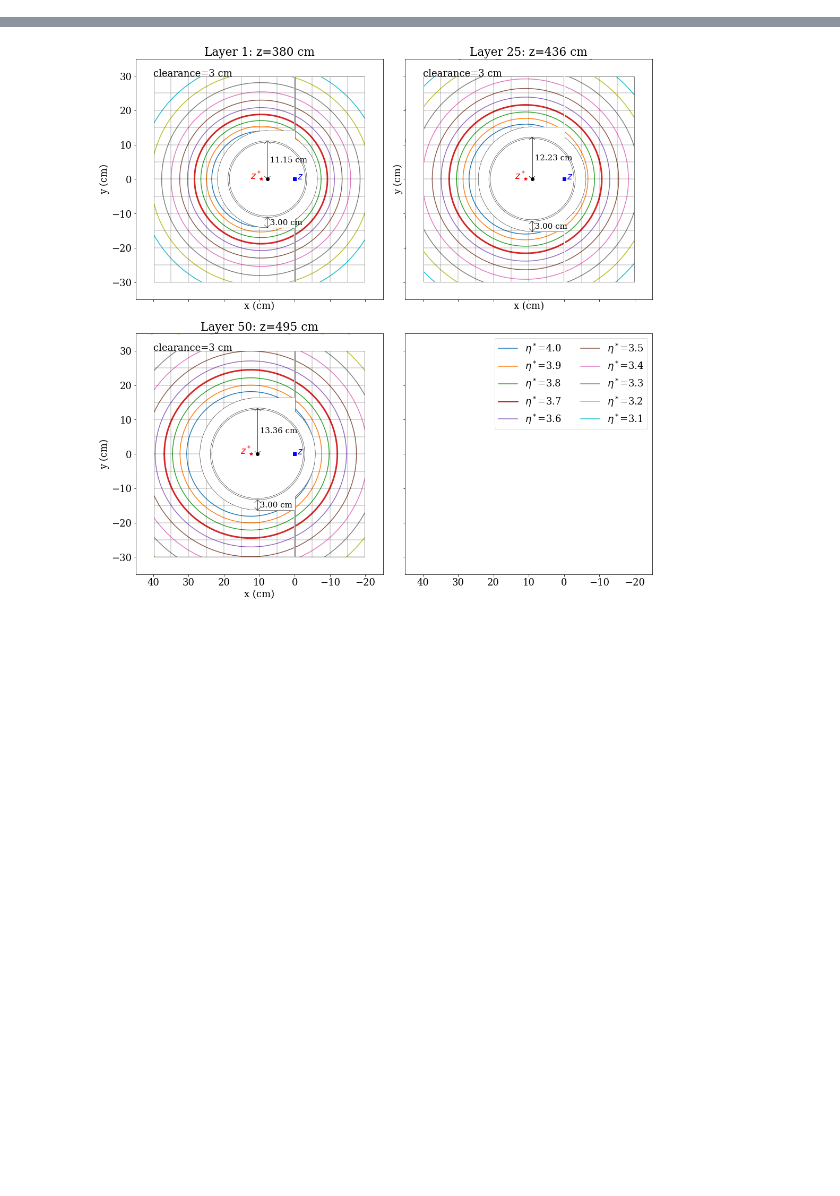
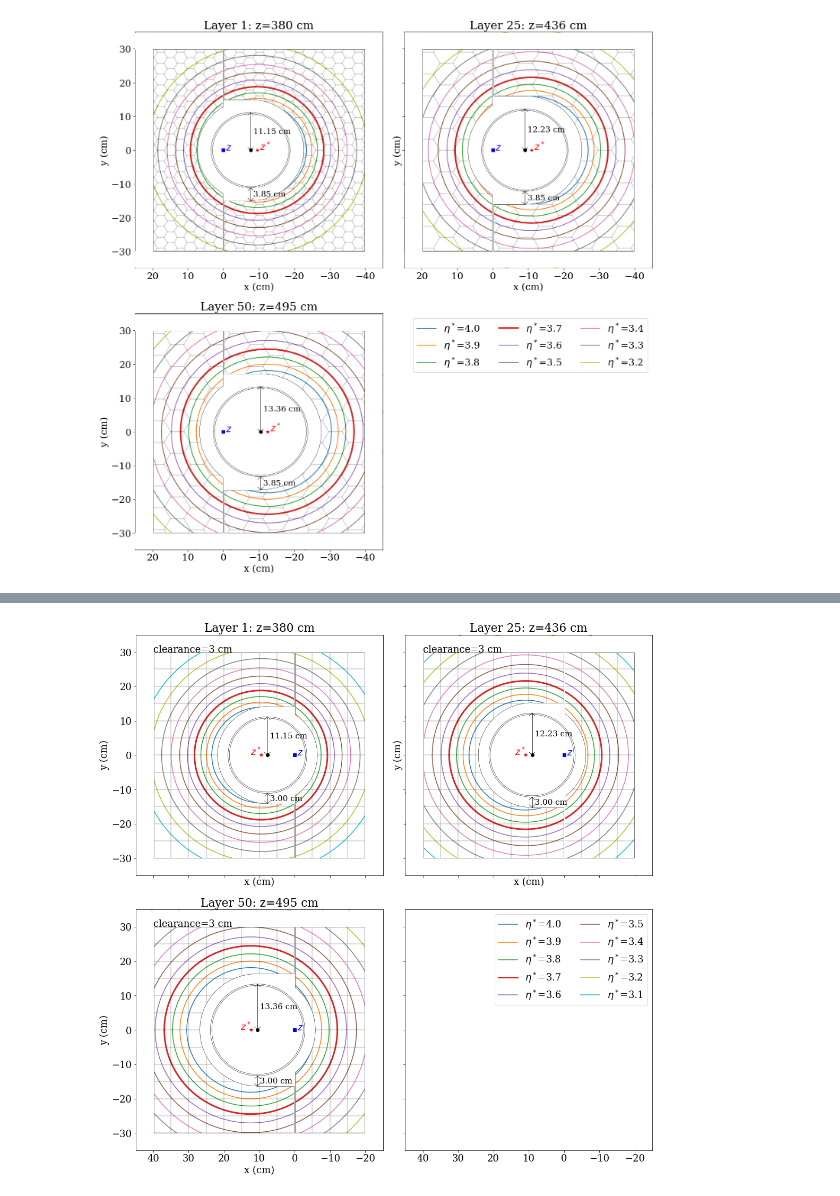
Before and after one commit to rymilton/eic_endcap_insert, a Jupyter notebook: analysis/EtaVsAcceptance.ipynb, the cells around one changed output, grey strips where cells are left out. Saved outputs shown, nothing was run; the diff lists cells and outputs as text; code cells hidden in the pictures; blank space fills up the shorter version.

```diff
--- a/analysis/EtaVsAcceptance.ipynb
+++ b/analysis/EtaVsAcceptance.ipynb
@@ -119,3 +117,38 @@ plt.show()
+# %%
+import matplotlib.image as mpimg
+from matplotlib.offsetbox import TextArea, DrawingArea, OffsetImage, AnnotationBbox
+for clearance in 3.85,:
+    fig, axs= plt.subplots(2, 2, figsize=(15, 15), sharex=True, sharey=True)
+    axs[0][0].set_ylim(-35, 35)
+    axs[0][0].set_xlim(-45, 25)
+    hexArea={0:9, 24:36, 49:36}
+    for i, layer in enumerate((0, 24, 49, -1)):
+        plt.sca(axs[i//2][i%2])
+        eta_plot(layer,clearance)
+        if layer != -1:
+            plt.title(f"Layer {layer+1}: z={380+2.34*layer:.0f} cm")
+            draw_hexagons(layer, hexArea[layer], alpha=0.2)
+            draw_mask(layer,clearance)
+            plt.xlabel("x (cm)")
+            plt.ylabel("y (cm)")
+            plt.gca().invert_xaxis()
+            #plt.text(40, 30, f"clearance={clearance} cm", zorder=100)
+    axs[1][1].legend(ncol=3, loc="upper right")
+    plt.sca(axs[i//2][i%2])
+#     arr = mpimg.imread('/Users/spaul/Documents/Overleaf_git/HCalInsert/figures/sketchup/acceptance.png')
+#     imagebox = OffsetImage(arr, zoom=0.15)
+#     ab = AnnotationBbox(imagebox, (0.2, 0.6))
+#     axs[1][1].add_artist(ab)
+    axs[0][1].tick_params(labelbottom=True)
+    axs[0][0].tick_params(labelbottom=True)
+    axs[1][1].axis('off')
+    outdir="plots"
+    plt.savefig(f"{outdir}/acceptance_{clearance}cm_clearance.pdf")
+    plt.savefig(f"{outdir}/acceptance_{clearance}cm_clearance.png")
+
+    plt.show()
+# %% [output]
+[figure, added]
 # %%
 def draw_squares(layer, alpha=1):
 
```
Also changed, not shown: parts of 10 cells of this notebook, 1 other file.
